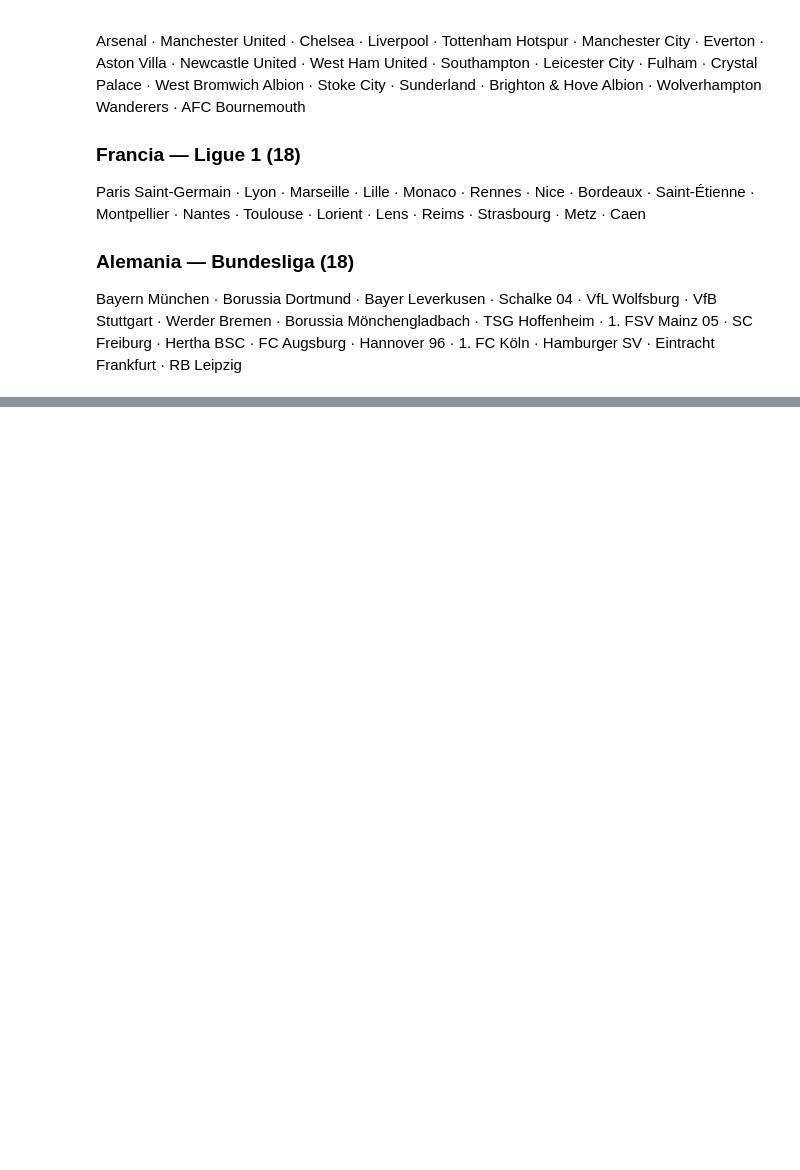
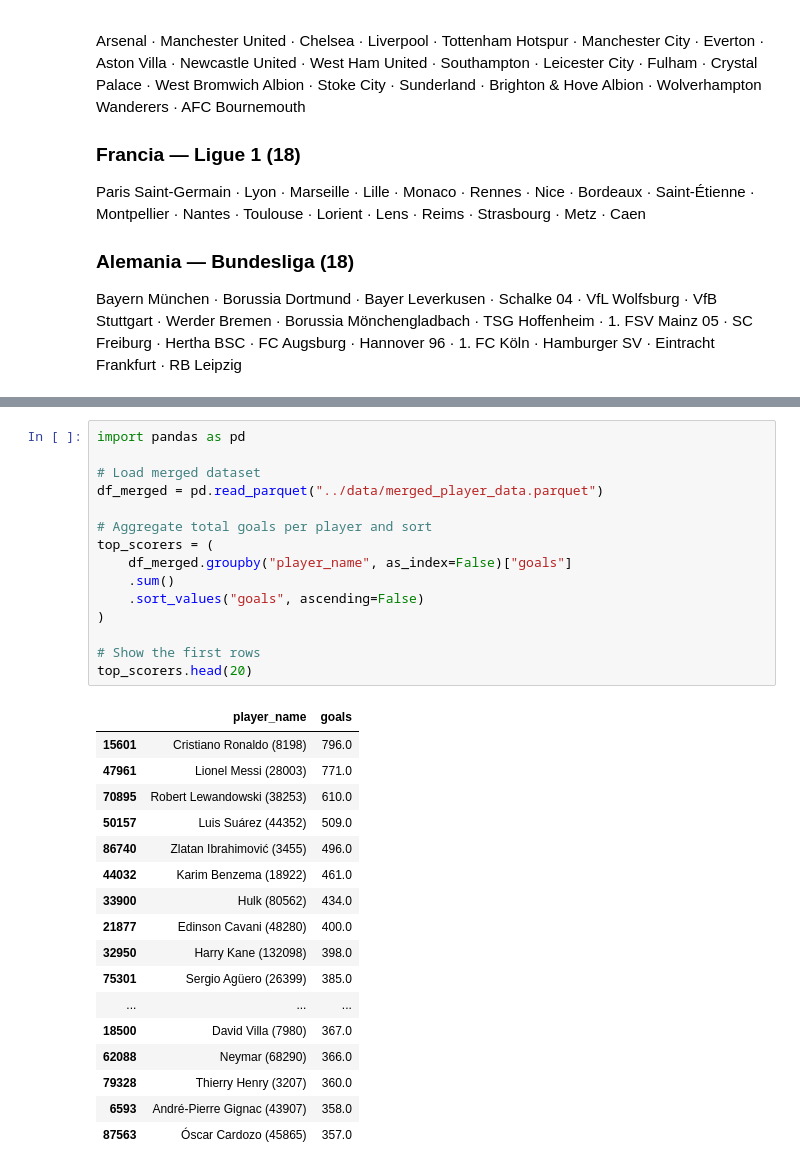
Before and after one commit to AndresDeve/Messi-outlier, a Jupyter notebook: notebooks/messi_exploration_dataset2.ipynb, the cells around one changed output, grey strips where cells are left out. Drawn from its saved outputs; the diff is of its cells as text; blank space fills up the shorter version.

```diff
--- a/notebooks/messi_exploration_dataset2.ipynb
+++ b/notebooks/messi_exploration_dataset2.ipynb
@@ -323,0 +379,33 @@ Bayern München · Borussia Dortmund · Bayer Leverkusen · Schalke 04 · VfL Wo
+# %%
+import pandas as pd
+
+# Load merged dataset
+df_merged = pd.read_parquet("../data/merged_player_data.parquet")
+
+# Aggregate total goals per player and sort
+top_scorers = (
+    df_merged.groupby("player_name", as_index=False)["goals"]
+    .sum()
+    .sort_values("goals", ascending=False)
+)
+
+# Show the first rows
+top_scorers.head(20)
+# %% [output]
+|  | player_name | goals |
+| 15601 | Cristiano Ronaldo (8198) | 796.0 |
+| 47961 | Lionel Messi (28003) | 771.0 |
+| 70895 | Robert Lewandowski (38253) | 610.0 |
+| 50157 | Luis Suárez (44352) | 509.0 |
+| 86740 | Zlatan Ibrahimović (3455) | 496.0 |
+| 44032 | Karim Benzema (18922) | 461.0 |
+| 33900 | Hulk (80562) | 434.0 |
+| 21877 | Edinson Cavani (48280) | 400.0 |
+| 32950 | Harry Kane (132098) | 398.0 |
+| 75301 | Sergio Agüero (26399) | 385.0 |
+| ... | ... | ... |
+| 18500 | David Villa (7980) | 367.0 |
+| 62088 | Neymar (68290) | 366.0 |
+| 79328 | Thierry Henry (3207) | 360.0 |
+| 6593 | André-Pierre Gignac (43907) | 358.0 |
+| 87563 | Óscar Cardozo (45865) | 357.0 |
```
Also changed, not shown: parts of 14 cells of this notebook, 7 other files.
